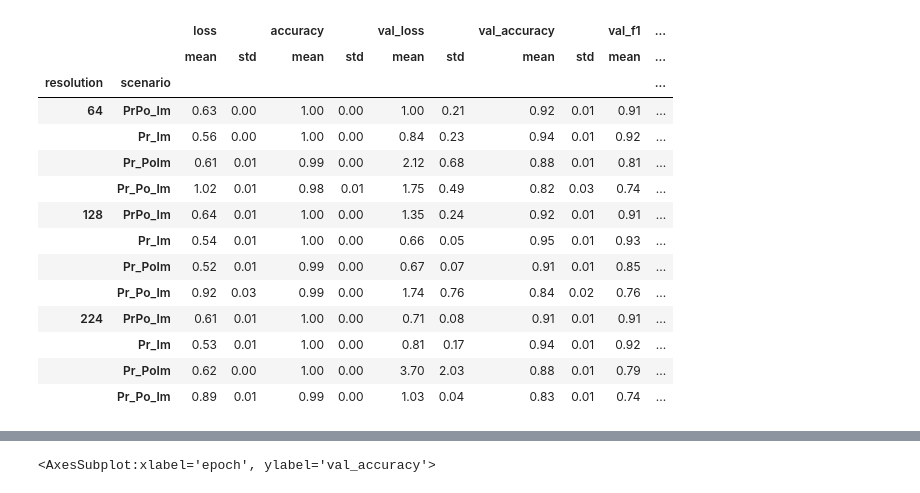
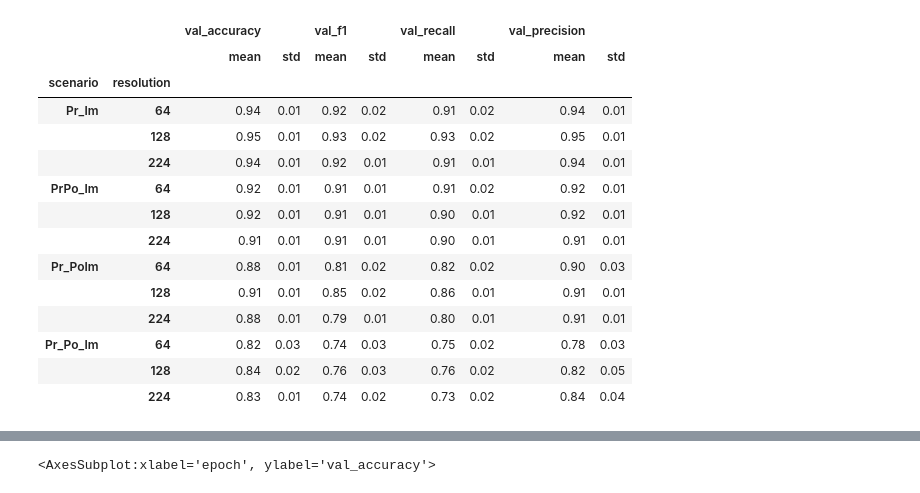
Before and after one commit to narslab/vis-inference, a Jupyter notebook: bin/jupyter/sensitivity-analysis.ipynb, the cells around one changed output, grey strips where cells are left out. Cells and saved outputs as stored; diff of their text form; code cells hidden in the pictures.

Commit message:
new results

```diff
--- a/bin/jupyter/sensitivity-analysis.ipynb
+++ b/bin/jupyter/sensitivity-analysis.ipynb
@@ -32,23 +32,25 @@ def getPerformanceDataFrame():
 # %%
 dp = getPerformanceDataFrame()
 # %%
-dpagg = dp.groupby(['resolution','scenario','trial']).agg('max')
-dpmean = np.round(dpagg.groupby(['resolution', 'scenario']).agg(['mean', 'std']), 2)
+dpagg = dp.groupby(['scenario','resolution','trial']).agg('max')
+dpmean = np.round(dpagg.groupby(['scenario','resolution']).agg(['mean', 'std']), 2)
 #dpagg.to_csv('scenario-resolution-best-')
-dpmean.to_csv('../../rescenario-resolution-mean-std-performance.csv', )
+#print(dpmean)
+dpmean.to_csv('../../results/scenario-resolution-mean-std-performance.csv')
+dpmean.iloc[:,6:14].reindex(index=["Pr_Im", "PrPo_Im", "Pr_PoIm", "Pr_Po_Im"],level=0)
 # %% [output]
-|  |  | loss |  | accuracy |  | val_loss |  | val_accuracy |  | val_f1 | ... |
-|  |  | mean | std | mean | std | mean | std | mean | std | mean | ... |
-| resolution | scenario |  |  |  |  |  |  |  |  |  | ... |
-| 64 | PrPo_Im | 0.63 | 0.00 | 1.00 | 0.00 | 1.00 | 0.21 | 0.92 | 0.01 | 0.91 | ... |
-|  | Pr_Im | 0.56 | 0.00 | 1.00 | 0.00 | 0.84 | 0.23 | 0.94 | 0.01 | 0.92 | ... |
-|  | Pr_PoIm | 0.61 | 0.01 | 0.99 | 0.00 | 2.12 | 0.68 | 0.88 | 0.01 | 0.81 | ... |
-|  | Pr_Po_Im | 1.02 | 0.01 | 0.98 | 0.01 | 1.75 | 0.49 | 0.82 | 0.03 | 0.74 | ... |
-| 128 | PrPo_Im | 0.64 | 0.01 | 1.00 | 0.00 | 1.35 | 0.24 | 0.92 | 0.01 | 0.91 | ... |
-|  | Pr_Im | 0.54 | 0.01 | 1.00 | 0.00 | 0.66 | 0.05 | 0.95 | 0.01 | 0.93 | ... |
-|  | Pr_PoIm | 0.52 | 0.01 | 0.99 | 0.00 | 0.67 | 0.07 | 0.91 | 0.01 | 0.85 | ... |
-|  | Pr_Po_Im | 0.92 | 0.03 | 0.99 | 0.00 | 1.74 | 0.76 | 0.84 | 0.02 | 0.76 | ... |
-| 224 | PrPo_Im | 0.61 | 0.01 | 1.00 | 0.00 | 0.71 | 0.08 | 0.91 | 0.01 | 0.91 | ... |
-|  | Pr_Im | 0.53 | 0.01 | 1.00 | 0.00 | 0.81 | 0.17 | 0.94 | 0.01 | 0.92 | ... |
-|  | Pr_PoIm | 0.62 | 0.00 | 1.00 | 0.00 | 3.70 | 2.03 | 0.88 | 0.01 | 0.79 | ... |
-|  | Pr_Po_Im | 0.89 | 0.01 | 0.99 | 0.00 | 1.03 | 0.04 | 0.83 | 0.01 | 0.74 | ... |
+|  |  | val_accuracy |  | val_f1 |  | val_recall |  | val_precision |  |
+|  |  | mean | std | mean | std | mean | std | mean | std |
+| scenario | resolution |  |  |  |  |  |  |  |  |
+| Pr_Im | 64 | 0.94 | 0.01 | 0.92 | 0.02 | 0.91 | 0.02 | 0.94 | 0.01 |
+|  | 128 | 0.95 | 0.01 | 0.93 | 0.02 | 0.93 | 0.02 | 0.95 | 0.01 |
+|  | 224 | 0.94 | 0.01 | 0.92 | 0.01 | 0.91 | 0.01 | 0.94 | 0.01 |
+| PrPo_Im | 64 | 0.92 | 0.01 | 0.91 | 0.01 | 0.91 | 0.02 | 0.92 | 0.01 |
+|  | 128 | 0.92 | 0.01 | 0.91 | 0.01 | 0.90 | 0.01 | 0.92 | 0.01 |
+|  | 224 | 0.91 | 0.01 | 0.91 | 0.01 | 0.90 | 0.01 | 0.91 | 0.01 |
+| Pr_PoIm | 64 | 0.88 | 0.01 | 0.81 | 0.02 | 0.82 | 0.02 | 0.90 | 0.03 |
+|  | 128 | 0.91 | 0.01 | 0.85 | 0.02 | 0.86 | 0.01 | 0.91 | 0.01 |
+|  | 224 | 0.88 | 0.01 | 0.79 | 0.01 | 0.80 | 0.01 | 0.91 | 0.01 |
+| Pr_Po_Im | 64 | 0.82 | 0.03 | 0.74 | 0.03 | 0.75 | 0.02 | 0.78 | 0.03 |
+|  | 128 | 0.84 | 0.02 | 0.76 | 0.03 | 0.76 | 0.02 | 0.82 | 0.05 |
+|  | 224 | 0.83 | 0.01 | 0.74 | 0.02 | 0.73 | 0.02 | 0.84 | 0.04 |
```
Also changed, not shown: parts of 5 cells of this notebook, 38 other files.
